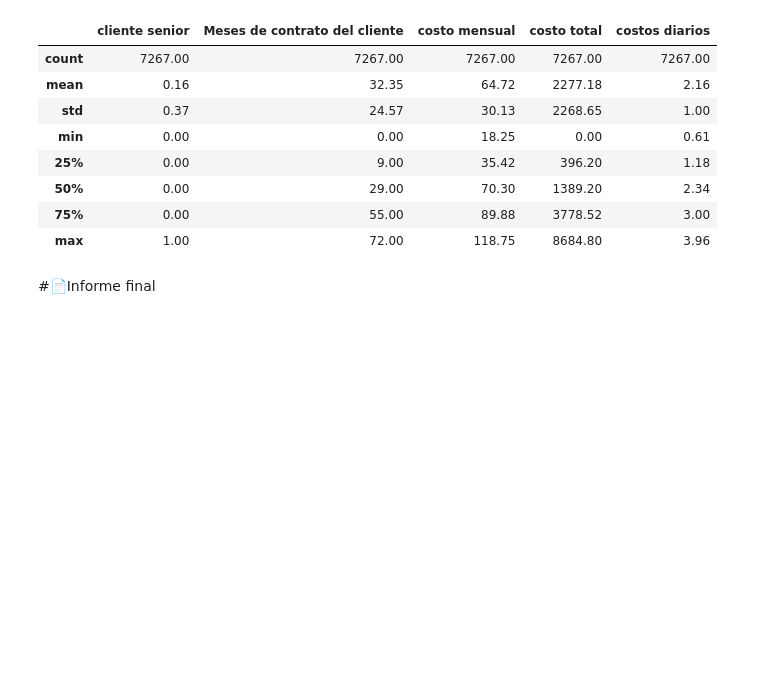
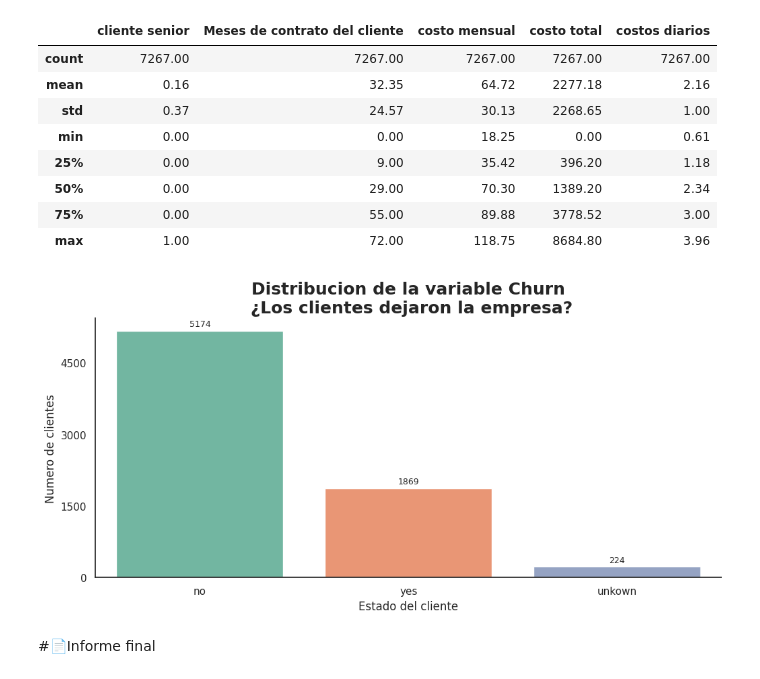
Before and after one commit to Kevincancino26/Challenge-Telecom-X-an-lisis-de-evacion-de-clientes, a Jupyter notebook: TelecomX_LATAM.ipynb, the cells around one changed output. Drawn from its saved outputs; the diff is of its cells as text; code cells hidden in the pictures; blank space fills up the shorter version.

```diff
--- a/TelecomX_LATAM.ipynb
+++ b/TelecomX_LATAM.ipynb
@@ -369,5 +369,31 @@ df_normalizado_customer.describe().round(2)
 | 50% | 0.00 | 29.00 | 70.30 | 1389.20 | 2.34 |
 | 75% | 0.00 | 55.00 | 89.88 | 3778.52 | 3.00 |
 | max | 1.00 | 72.00 | 118.75 | 8684.80 | 3.96 |
+# %%
+# Contar valores y eliminar el valor 'unknow' si existe
+churn_counts = df_normalizado_customer['Churn'].value_counts()
+churn_df = churn_counts.reset_index()
+churn_df.columns = ['Churn', 'Total']
+# Crear la gráfica
+fig,ax= plt.subplots(figsize=(12,5))
+sns.set_theme(style='white')
+bars=sns.barplot(data=churn_df, x='Churn', y='Total',hue='Churn', palette='Set2', legend=False)
+for bar in bars.patches:
+    height = bar.get_height()
+    x = bar.get_x() + bar.get_width() / 2
+    ax.text(x, height + 50, f'{int(height)}', ha='center', va='bottom', fontsize=9)
+ax.spines['top'].set_visible(False)
+ax.spines['right'].set_visible(False)
+ax.yaxis.set_major_locator(plt.MultipleLocator(1500))
+
+
+ax.set_title('Distribucion de la variable Churn\n ¿Los clientes dejaron la empresa?',fontweight="bold",fontsize=18)
+ax.set_xlabel('Estado del cliente',fontsize=12)
+ax.set_ylabel('Numero de clientes',fontsize=12)
+
+
+plt.show()
+# %% [output]
+[figure, added]
 # %% [markdown]
 #📄Informe final
```
